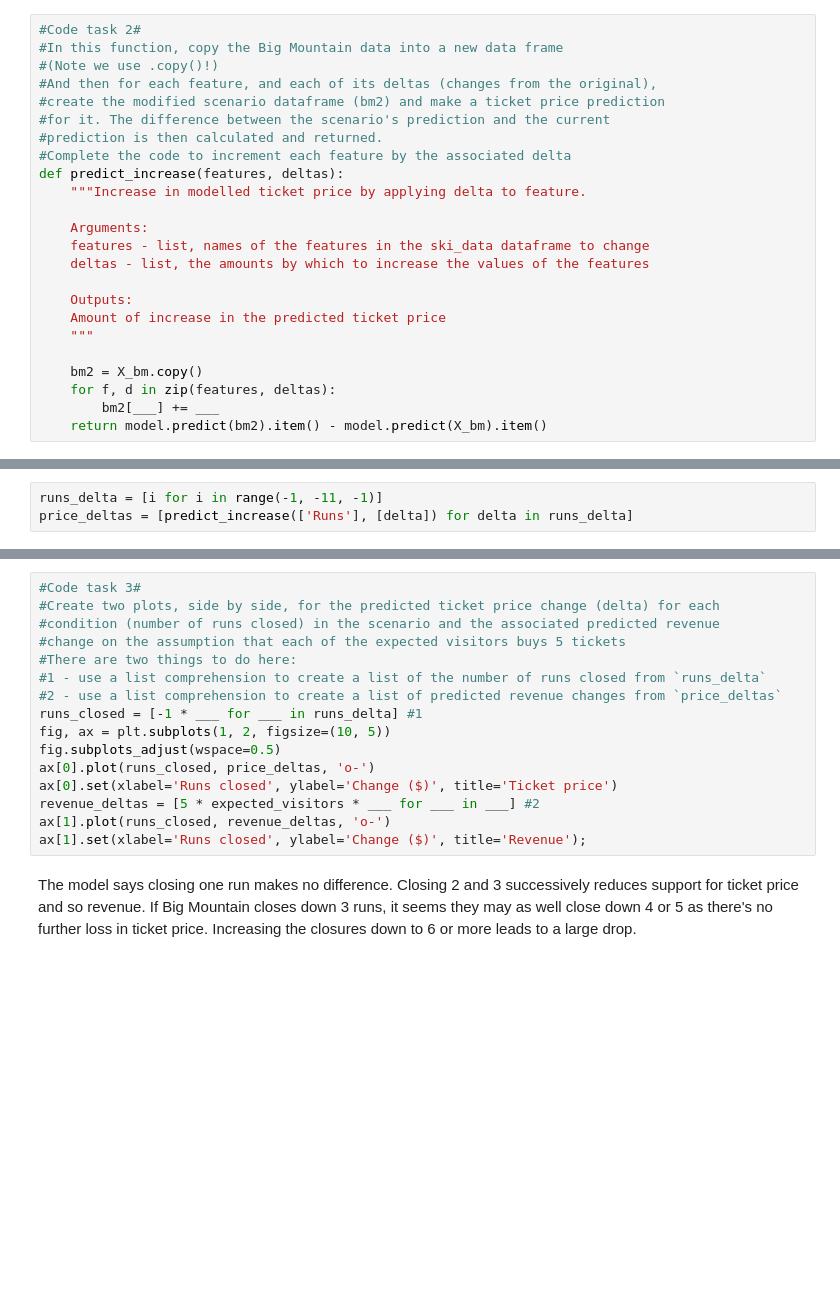
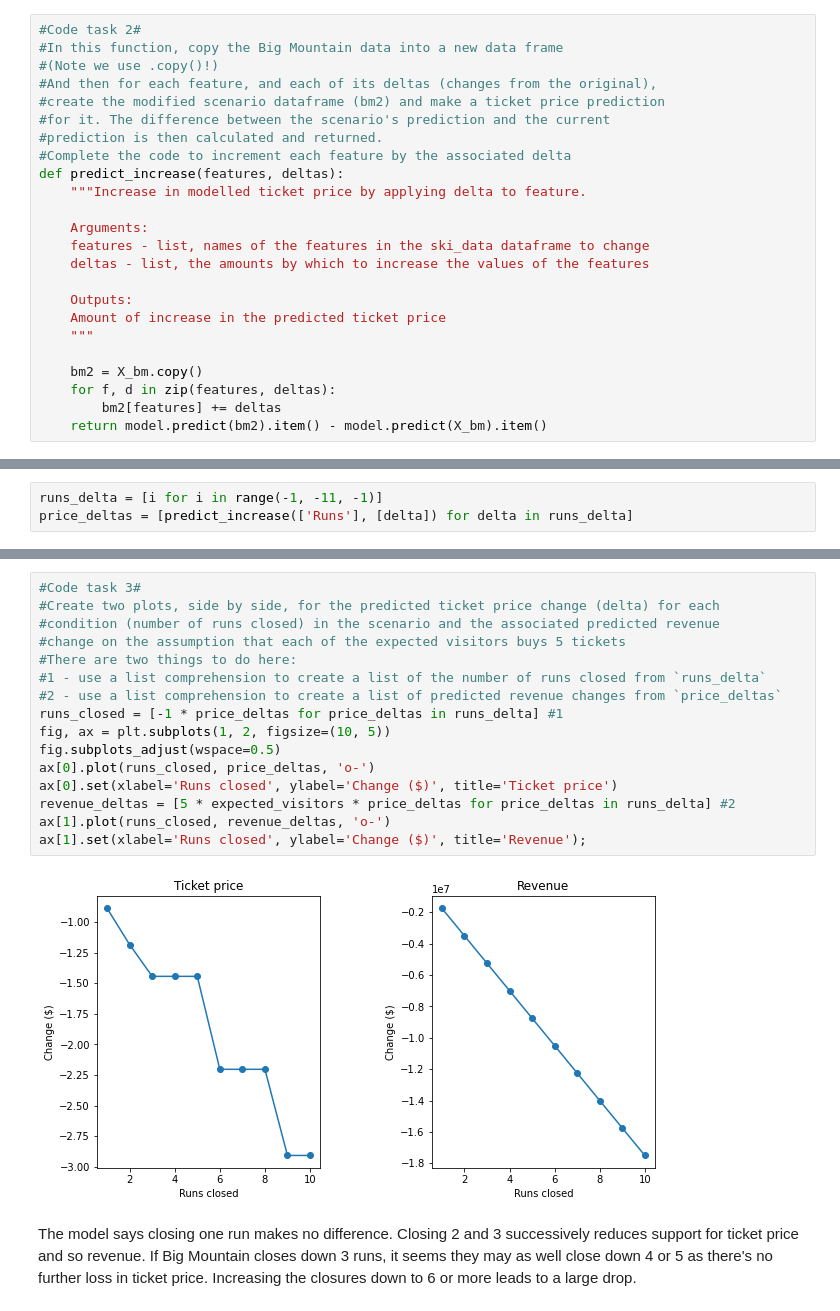
Before and after one commit to mrrosss/DataScienceGuidedCapstone, a Jupyter notebook: Notebooks/05_modeling.ipynb, the cells around one changed output, grey strips where cells are left out. Drawn from its saved outputs; the diff is of its cells as text; blank space fills up the shorter version.

```diff
--- a/Notebooks/05_modeling.ipynb
+++ b/Notebooks/05_modeling.ipynb
@@ -309,7 +309,7 @@ def predict_increase(features, deltas):
 
     bm2 = X_bm.copy()
     for f, d in zip(features, deltas):
-        bm2[___] += ___
+        bm2[features] += deltas
     return model.predict(bm2).item() - model.predict(X_bm).item()
 # %% [markdown]
 ### 5.9.1 Scenario 1<a id='5.9.1_Scenario_1'></a>
@@ -338,19 +338,21 @@ price_deltas
 # %%
 #Code task 3#
 #Create two plots, side by side, for the predicted ticket price change (delta) for each
 #condition (number of runs closed) in the scenario and the associated predicted revenue
 #change on the assumption that each of the expected visitors buys 5 tickets
 #There are two things to do here:
 #1 - use a list comprehension to create a list of the number of runs closed from `runs_delta`
 #2 - use a list comprehension to create a list of predicted revenue changes from `price_deltas`
-runs_closed = [-1 * ___ for ___ in runs_delta] #1
+runs_closed = [-1 * price_deltas for price_deltas in runs_delta] #1
 fig, ax = plt.subplots(1, 2, figsize=(10, 5))
 fig.subplots_adjust(wspace=0.5)
 ax[0].plot(runs_closed, price_deltas, 'o-')
 ax[0].set(xlabel='Runs closed', ylabel='Change ($)', title='Ticket price')
-revenue_deltas = [5 * expected_visitors * ___ for ___ in ___] #2
+revenue_deltas = [5 * expected_visitors * price_deltas for price_deltas in runs_delta] #2
 ax[1].plot(runs_closed, revenue_deltas, 'o-')
 ax[1].set(xlabel='Runs closed', ylabel='Change ($)', title='Revenue');
+# %% [output]
+[figure, added]
 # %% [markdown]
 The model says closing one run makes no difference. Closing 2 and 3 successively reduces support for ticket price and so revenue. If Big Mountain closes down 3 runs, it seems they may as well close down 4 or 5 as there's no further loss in ticket price. Increasing the closures down to 6 or more leads to a large drop.
 # %% [markdown]
```
Also changed, not shown: parts of 10 cells of this notebook.
